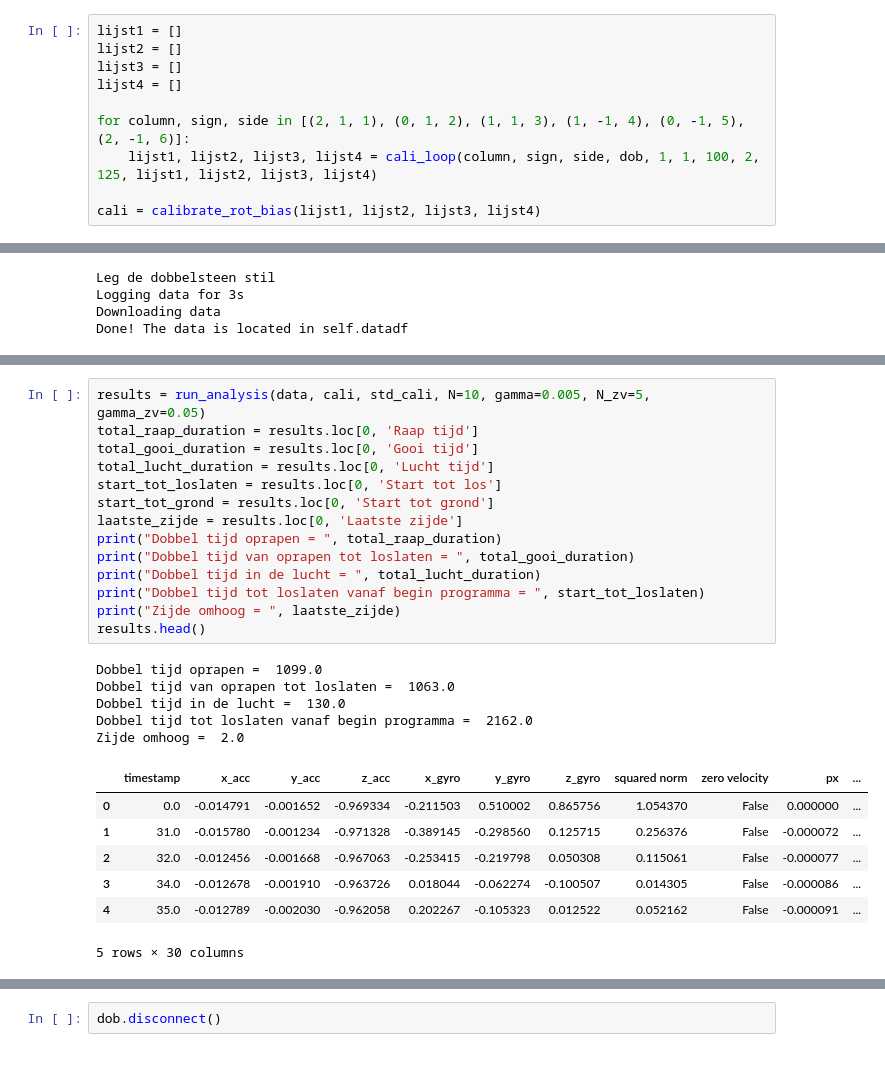
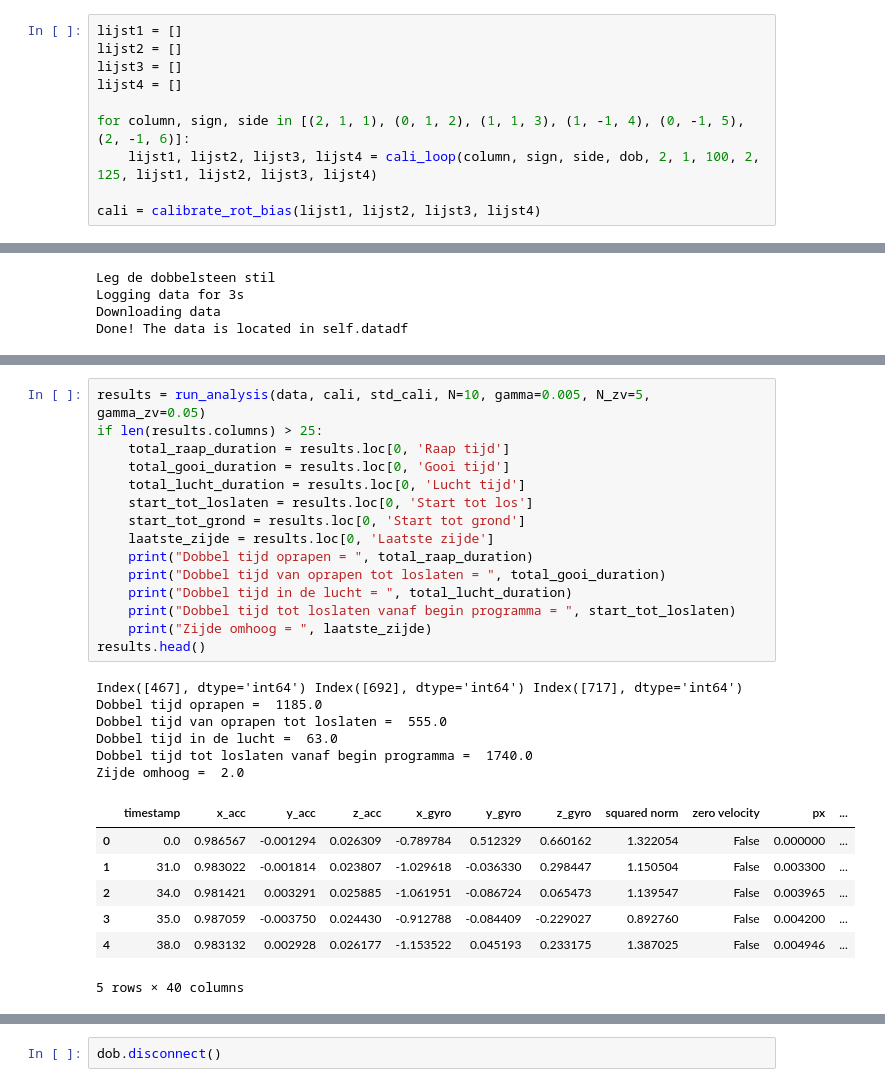
Before and after one commit to jrspan/dobbelsteenbep, a Jupyter notebook: Final/run_die.ipynb, the cells around one changed output, grey strips where cells are left out. Cells and saved outputs as stored; diff of their text form.

```diff
--- a/Final/run_die.ipynb
+++ b/Final/run_die.ipynb
@@ -326,7 +332,7 @@ lijst3 = []
 lijst4 = []
 
 for column, sign, side in [(2, 1, 1), (0, 1, 2), (1, 1, 3), (1, -1, 4), (0, -1, 5), (2, -1, 6)]:
-    lijst1, lijst2, lijst3, lijst4 = cali_loop(column, sign, side, dob, 1, 1, 100, 2, 125, lijst1, lijst2, lijst3, lijst4)
+    lijst1, lijst2, lijst3, lijst4 = cali_loop(column, sign, side, dob, 2, 1, 100, 2, 125, lijst1, lijst2, lijst3, lijst4)
 
 cali = calibrate_rot_bias(lijst1, lijst2, lijst3, lijst4)
 # %% [output]
@@ -366,30 +372,32 @@ Done! The data is located in self.datadf
 # %%
 results = run_analysis(data, cali, std_cali, N=10, gamma=0.005, N_zv=5, gamma_zv=0.05)
-total_raap_duration = results.loc[0, 'Raap tijd']
-total_gooi_duration = results.loc[0, 'Gooi tijd']
-total_lucht_duration = results.loc[0, 'Lucht tijd']
-start_tot_loslaten = results.loc[0, 'Start tot los']
-start_tot_grond = results.loc[0, 'Start tot grond']
-laatste_zijde = results.loc[0, 'Laatste zijde']
-print("Dobbel tijd oprapen = ", total_raap_duration)
-print("Dobbel tijd van oprapen tot loslaten = ", total_gooi_duration)
-print("Dobbel tijd in de lucht = ", total_lucht_duration)
-print("Dobbel tijd tot loslaten vanaf begin programma = ", start_tot_loslaten)
-print("Zijde omhoog = ", laatste_zijde)
+if len(results.columns) > 25:
+    total_raap_duration = results.loc[0, 'Raap tijd']
+    total_gooi_duration = results.loc[0, 'Gooi tijd']
+    total_lucht_duration = results.loc[0, 'Lucht tijd']
+    start_tot_loslaten = results.loc[0, 'Start tot los']
+    start_tot_grond = results.loc[0, 'Start tot grond']
+    laatste_zijde = results.loc[0, 'Laatste zijde']
+    print("Dobbel tijd oprapen = ", total_raap_duration)
+    print("Dobbel tijd van oprapen tot loslaten = ", total_gooi_duration)
+    print("Dobbel tijd in de lucht = ", total_lucht_duration)
+    print("Dobbel tijd tot loslaten vanaf begin programma = ", start_tot_loslaten)
+    print("Zijde omhoog = ", laatste_zijde)
 results.head()
 # %% [output]
-Dobbel tijd oprapen =  1099.0
-Dobbel tijd van oprapen tot loslaten =  1063.0
-Dobbel tijd in de lucht =  130.0
-Dobbel tijd tot loslaten vanaf begin programma =  2162.0
+Index([467], dtype='int64') Index([692], dtype='int64') Index([717], dtype='int64')
+Dobbel tijd oprapen =  1185.0
+Dobbel tijd van oprapen tot loslaten =  555.0
+Dobbel tijd in de lucht =  63.0
+Dobbel tijd tot loslaten vanaf begin programma =  1740.0
 Zijde omhoog =  2.0
 |  | timestamp | x_acc | y_acc | z_acc | x_gyro | y_gyro | z_gyro | squared norm | zero velocity | px | ... |
-| 0 | 0.0 | -0.014791 | -0.001652 | -0.969334 | -0.211503 | 0.510002 | 0.865756 | 1.054370 | False | 0.000000 | ... |
-| 1 | 31.0 | -0.015780 | -0.001234 | -0.971328 | -0.389145 | -0.298560 | 0.125715 | 0.256376 | False | -0.000072 | ... |
-| 2 | 32.0 | -0.012456 | -0.001668 | -0.967063 | -0.253415 | -0.219798 | 0.050308 | 0.115061 | False | -0.000077 | ... |
-| 3 | 34.0 | -0.012678 | -0.001910 | -0.963726 | 0.018044 | -0.062274 | -0.100507 | 0.014305 | False | -0.000086 | ... |
-| 4 | 35.0 | -0.012789 | -0.002030 | -0.962058 | 0.202267 | -0.105323 | 0.012522 | 0.052162 | False | -0.000091 | ... |
+| 0 | 0.0 | 0.986567 | -0.001294 | 0.026309 | -0.789784 | 0.512329 | 0.660162 | 1.322054 | False | 0.000000 | ... |
+| 1 | 31.0 | 0.983022 | -0.001814 | 0.023807 | -1.029618 | -0.036330 | 0.298447 | 1.150504 | False | 0.003300 | ... |
+| 2 | 34.0 | 0.981421 | 0.003291 | 0.025885 | -1.061951 | -0.086724 | 0.065473 | 1.139547 | False | 0.003965 | ... |
+| 3 | 35.0 | 0.987059 | -0.003750 | 0.024430 | -0.912788 | -0.084409 | -0.229027 | 0.892760 | False | 0.004200 | ... |
+| 4 | 38.0 | 0.983132 | 0.002928 | 0.026177 | -1.153522 | 0.045193 | 0.233175 | 1.387025 | False | 0.004946 | ... |
-5 rows × 30 columns
+5 rows × 40 columns
 # %%
 # Assume data is already defined
 df = results
```
Also changed, not shown: parts of 7 cells of this notebook, 1 other file.
